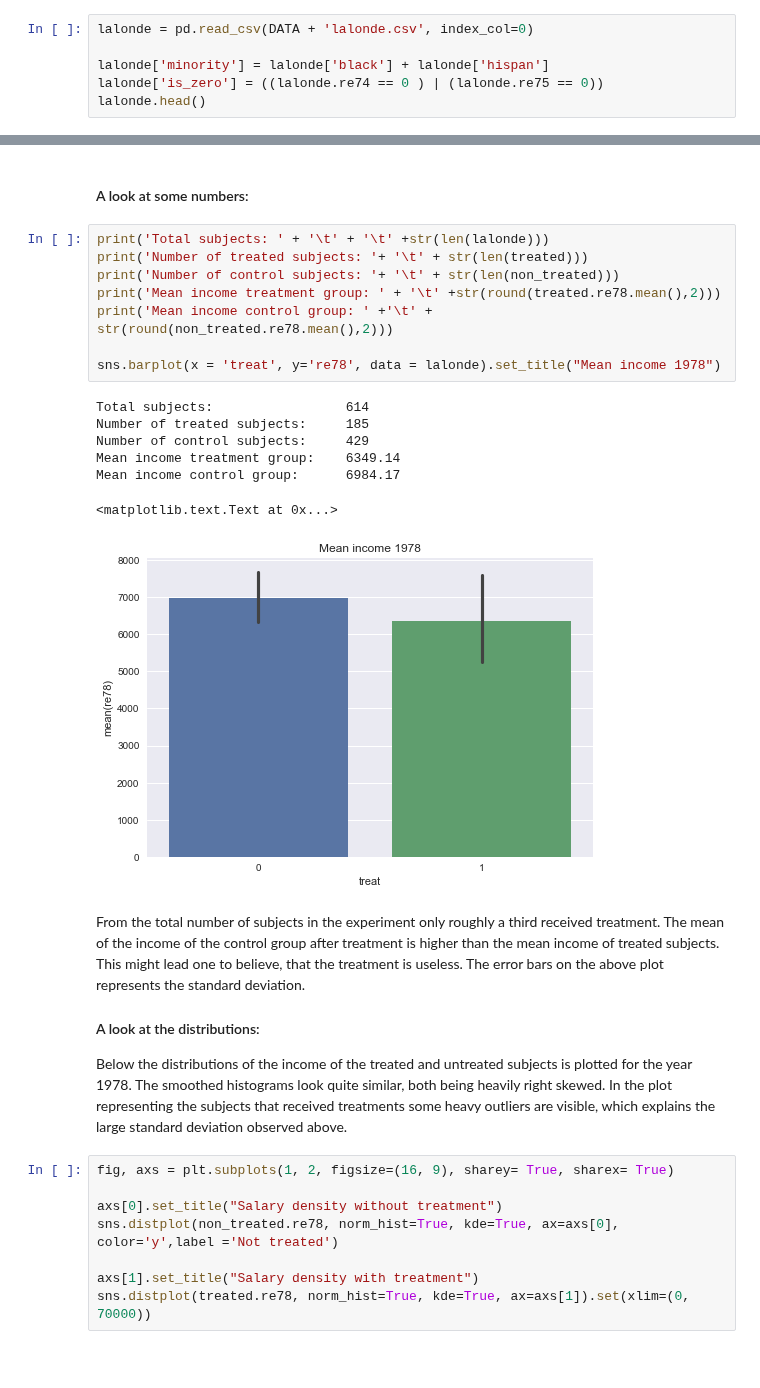
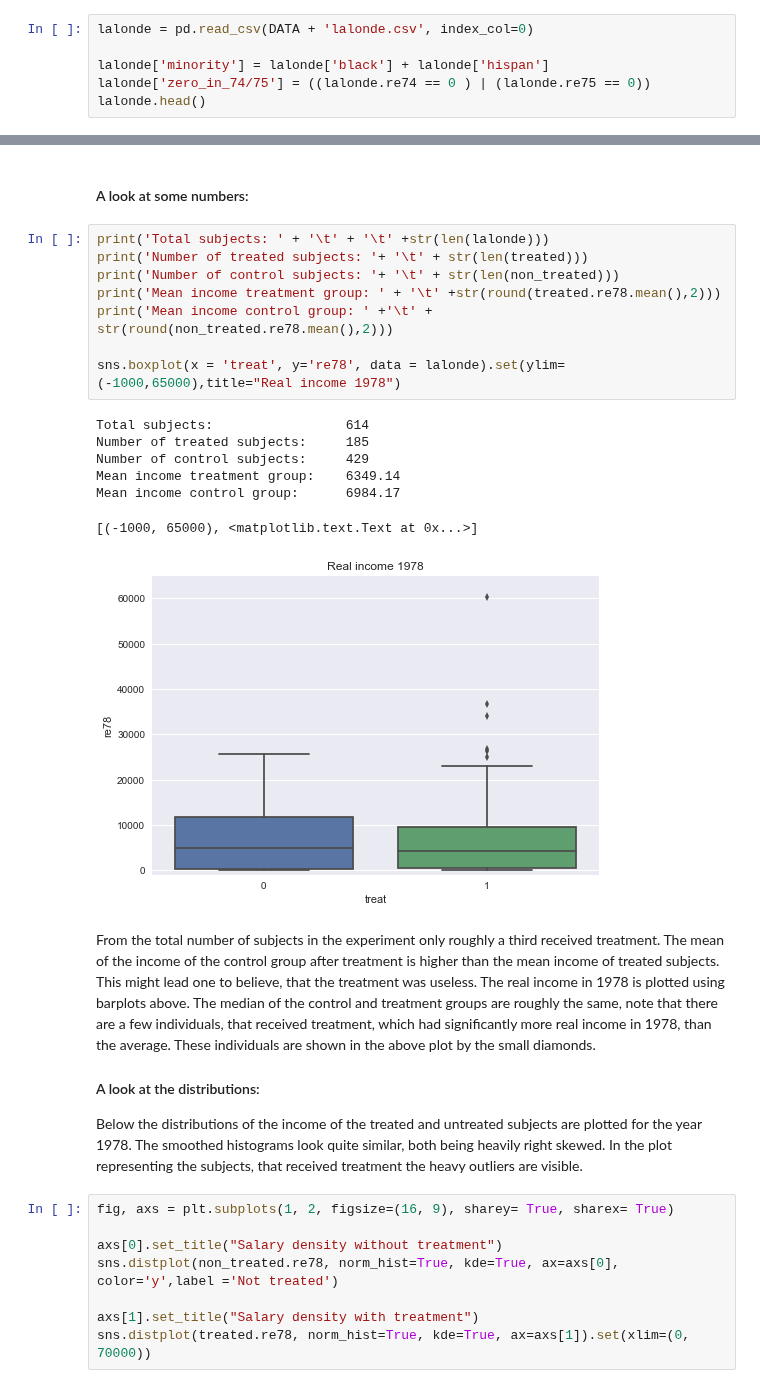
Before and after one commit to roman-bachmann/prayingmantissa, a Jupyter notebook: homework04/notebook.ipynb, the cells around one changed output, grey strips where cells are left out. Cells and saved outputs as stored; diff of their text form; blank space fills up the shorter version.

```diff
--- a/homework04/notebook.ipynb
+++ b/homework04/notebook.ipynb
@@ -28,7 +32,7 @@ DATA = './data/'
 lalonde = pd.read_csv(DATA + 'lalonde.csv', index_col=0)
 
 lalonde['minority'] = lalonde['black'] + lalonde['hispan']
-lalonde['is_zero'] = ((lalonde.re74 == 0 ) | (lalonde.re75 == 0))
+lalonde['zero_in_74/75'] = ((lalonde.re74 == 0 ) | (lalonde.re75 == 0))
 lalonde.head()
 # %% [output]
 |  | treat | age | educ | black | hispan | married | nodegree | re74 | re75 | re78 | minority | ... |
@@ -50,25 +54,26 @@ non_treated = lalonde[(lalonde.treat == 0)]
 # %%
 print('Total subjects: ' + '\t' + '\t' +str(len(lalonde)))
 print('Number of treated subjects: '+ '\t' + str(len(treated)))
 print('Number of control subjects: '+ '\t' + str(len(non_treated)))
 print('Mean income treatment group: ' + '\t' +str(round(treated.re78.mean(),2)))
 print('Mean income control group: ' +'\t' + str(round(non_treated.re78.mean(),2)))
 
-sns.barplot(x = 'treat', y='re78', data = lalonde).set_title("Mean income 1978")
+sns.boxplot(x = 'treat', y='re78', data = lalonde).set(ylim= (-1000,65000),title="Real income 1978")
 # %% [output]
 Total subjects:                 614
 Number of treated subjects:     185
 Number of control subjects:     429
 Mean income treatment group:    6349.14
 Mean income control group:      6984.17
-<matplotlib.text.Text at 0x...>
+[(-1000, 65000), <matplotlib.text.Text at 0x...>]
-[figure, old version]
+[figure, new version]
 # %% [markdown]
-From the total number of subjects in the experiment only roughly a third received treatment. The mean of the income of the control group after treatment is higher than the mean income of treated subjects. This might lead one to believe, that the treatment is useless. The error bars on the above plot represents the standard deviation.
+From the total number of subjects in the experiment only roughly a third received treatment. The mean of the income of the control group after treatment is higher than the mean income of treated subjects. This might lead one to believe, that the treatment was useless. The real income in 1978 is plotted using barplots above. The median of the control and treatment groups are roughly the same, note that there are a few individuals, that received treatment, which had significantly more real income in 1978, than the average. These individuals are shown in the above plot by the small diamonds.
+
 
 #### A look at the distributions:
 
-Below the distributions of the income of the treated and untreated subjects is plotted for the year 1978. The smoothed histograms look quite similar, both being heavily right skewed. In the plot representing the subjects that received treatments some heavy outliers are visible, which explains the large standard deviation observed above.
+Below the distributions of the income of the treated and untreated subjects are plotted for the year 1978. The smoothed histograms look quite similar, both being heavily right skewed. In the plot representing the subjects, that received treatment the heavy outliers are visible.
 # %%
 fig, axs = plt.subplots(1, 2, figsize=(16, 9), sharey= True, sharex= True)
 
```
Also changed, not shown: parts of 55 cells of this notebook.
